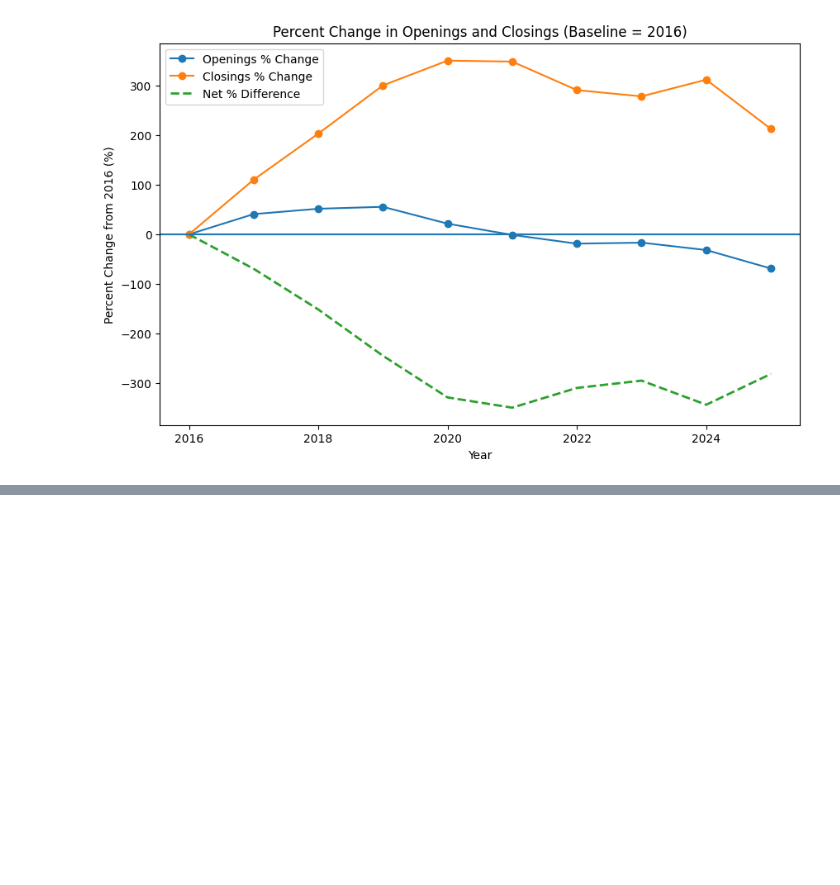
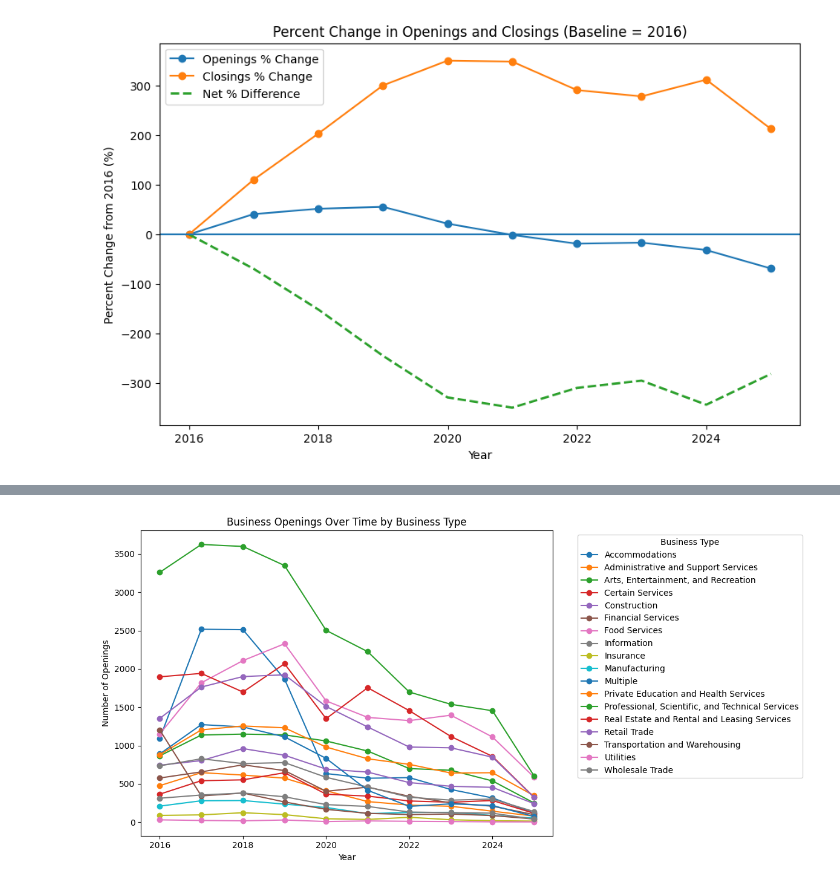
Before and after one commit to miaflynn/CYPLAN255-Final-Project, a Jupyter notebook: 03b_visualizations_businesstype_RDE.ipynb, the cells around one changed output, grey strips where cells are left out. Cells and saved outputs as stored; diff of their text form; code cells hidden in the pictures; blank space fills up the shorter version.

```diff
--- a/03b_visualizations_businesstype_RDE.ipynb
+++ b/03b_visualizations_businesstype_RDE.ipynb
@@ -264,0 +286,23 @@ plt.show()
+# %%
+df_sf = pd.read_csv('/content/drive/MyDrive/C255_final_project/cleaned/rbl_total_cleaned.csv')
+# %%
+df_sf['location_start_date'] = pd.to_datetime(df_sf['location_start_date'], errors='coerce')
+df_sf['location_end_date'] = pd.to_datetime(df_sf['location_end_date'], errors='coerce')
+
+#creating two dataframes to represent businesses opening/closing within our timeframe (businesses opening 2016 onwards and businesses closing pre-2026)
+
+df_filtered_start_sf = df_sf[
+    (df_sf['location_start_date'] >= '2016-01-01') &
+    (df_sf['location_start_date'] < '2026-01-01')
+]
+df_filtered_end_sf = df_sf[
+    (df_sf['location_end_date'] < '2026-01-01') &
+    (df_sf['location_end_date'] >= '2016-01-01')
+]
+# %%
+#converting values to datetime and creating a new column for the necessary year
+df_filtered_start_sf['location_start_date'] = pd.to_datetime(df_filtered_start_sf['location_start_date'], errors='coerce')
+df_filtered_end_sf['location_end_date'] = pd.to_datetime(df_filtered_end_sf['location_end_date'], errors='coerce')
+
+df_filtered_start_sf['open_year'] = df_filtered_start_sf['location_start_date'].dt.year
+df_filtered_end_sf['close_year'] = df_filtered_end_sf['location_end_date'].dt.year
@@ -264,0 +344,22 @@ plt.show()
+# %%
+#Set up naics code descriptions to print and remove errant 2026 values
+openings_by_type_sf = df_filtered_start_sf.groupby(['open_year', 'naics_code_description']).size().unstack(fill_value=0)
+openings_by_type_sf = openings_by_type_sf[openings_by_type_sf.index < 2026]
+
+plt.figure(figsize=(12, 6))
+
+for i, business_type in enumerate(openings_by_type_sf.columns):
+    plt.plot(
+        openings_by_type_sf.index,
+        openings_by_type_sf[business_type],
+        marker='o',
+        label=business_type,
+    )
+plt.title('Business Openings Over Time by Business Type')
+plt.xlabel('Year')
+plt.ylabel('Number of Openings')
+plt.legend(title='Business Type', bbox_to_anchor=(1.05, 1), loc='upper left')
+plt.tight_layout()
+plt.show()
+# %% [output]
+[figure, added]
```
Also changed, not shown: parts of 12 cells of this notebook.
